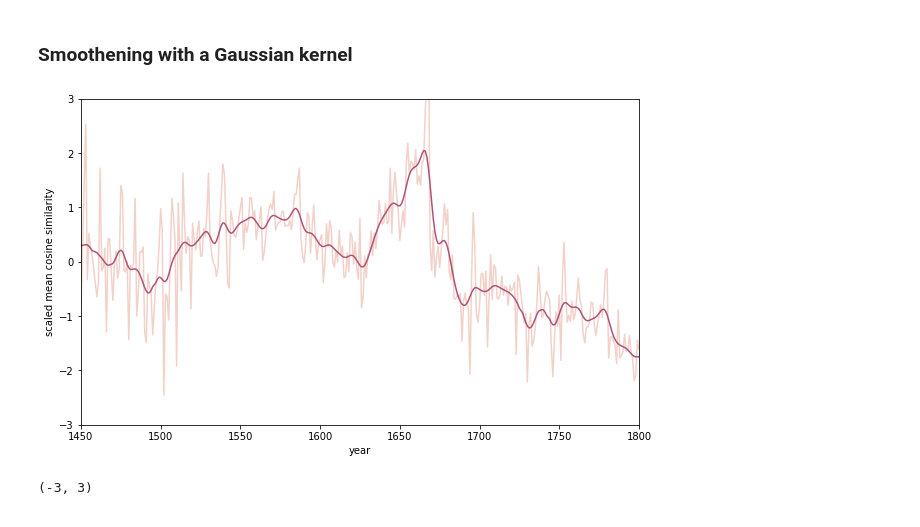
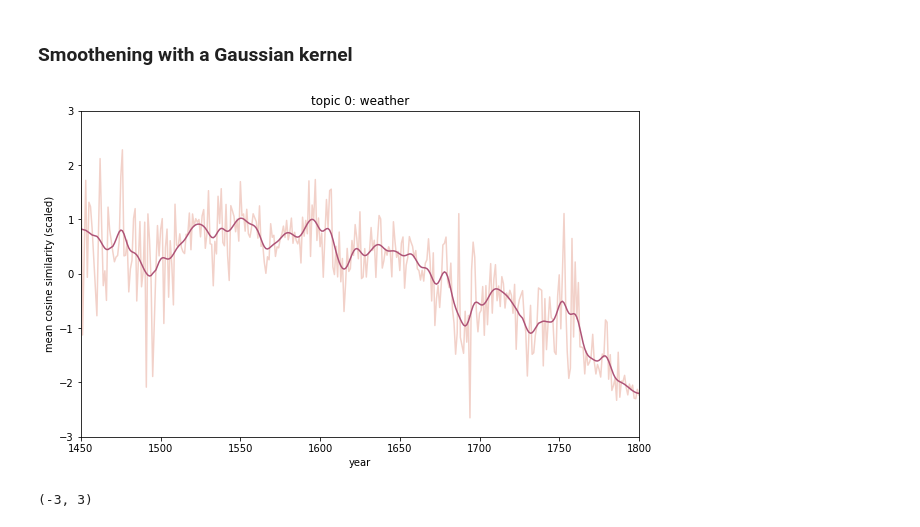
Before and after one commit to centre-for-humanities-computing/dutch-chronicles, a Jupyter notebook: notebooks/top2vec_analysis.ipynb, the cells around one changed output. Drawn from its saved outputs; the diff is of its cells as text; code cells hidden in the pictures.

```diff
--- a/notebooks/top2vec_analysis.ipynb
+++ b/notebooks/top2vec_analysis.ipynb
@@ -52,21 +53,21 @@ Text(0, 0.5, 'scaled mean cosine similarity')
 # %%
 #fig, (axes) = plt.subplots(3, 1, figsize=(4, 12), sharey=False)
 
 topic = [*range(0,100)]
 topic = [str(x) for x in topic]
 
-smooth = gaussian_filter1d(year_mean_scaled[topic[31]].to_numpy(), 3)
+smooth = gaussian_filter1d(year_mean_scaled[topic[8]].to_numpy(), 3)
 plt.figure(figsize=(10, 6))
-sns.lineplot(year_mean_scaled['year'], year_mean_scaled[topic[31]], color='#F2D1C9')
+sns.lineplot(year_mean_scaled['year'], year_mean_scaled[topic[8]], color='#F2D1C9')
 sns.lineplot(year_mean_scaled['year'], smooth, color='#AE5377')
-#plt.title('topic 1: overleden')
+plt.title('topic 0: weather')
 plt.xlabel('year')
-plt.ylabel('scaled mean cosine similarity')
+plt.ylabel('mean cosine similarity (scaled)')
 plt.xlim([1450, 1800])
 plt.ylim([-3, +3])
 plt.show()
 # %% [output]
-[figure, old version]
+[figure, new version]
 # %%
 plt.figure(figsize=(10, 6))
 smooth0 = gaussian_filter1d(year_mean_scaled[topic[7]].to_numpy(), 3)
```
Also changed, not shown: parts of 6 cells of this notebook, 1 other file.
